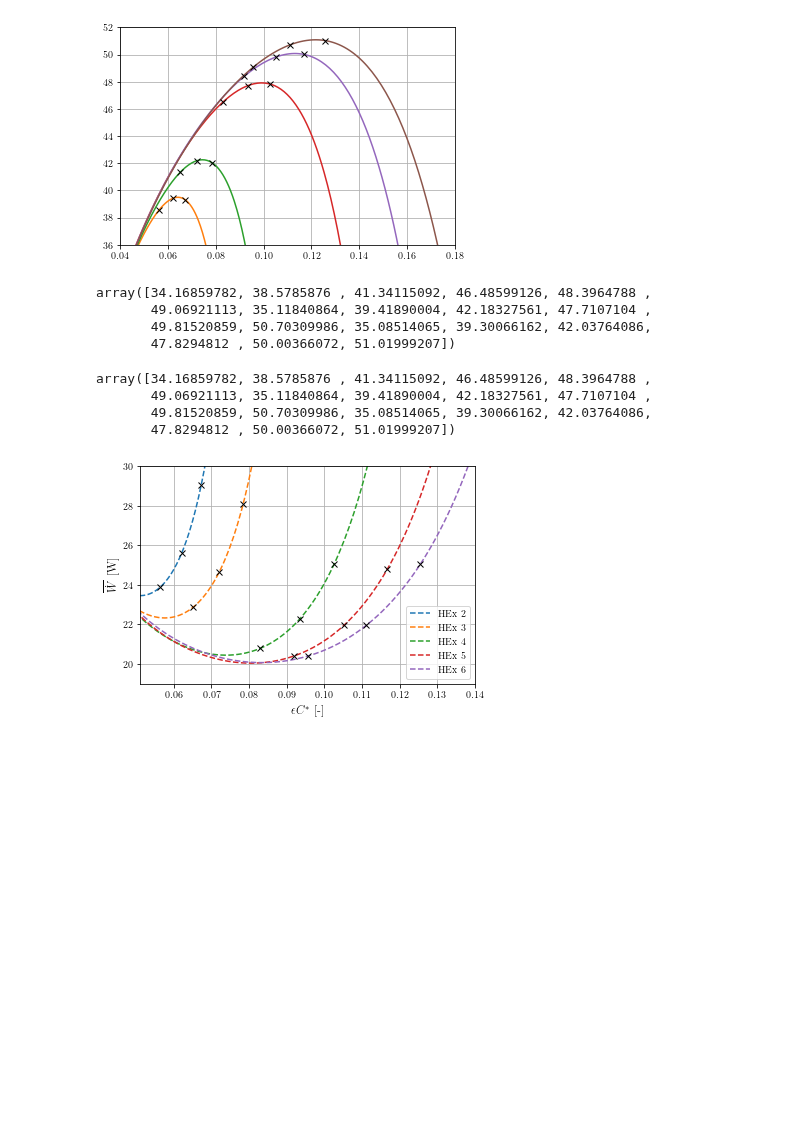
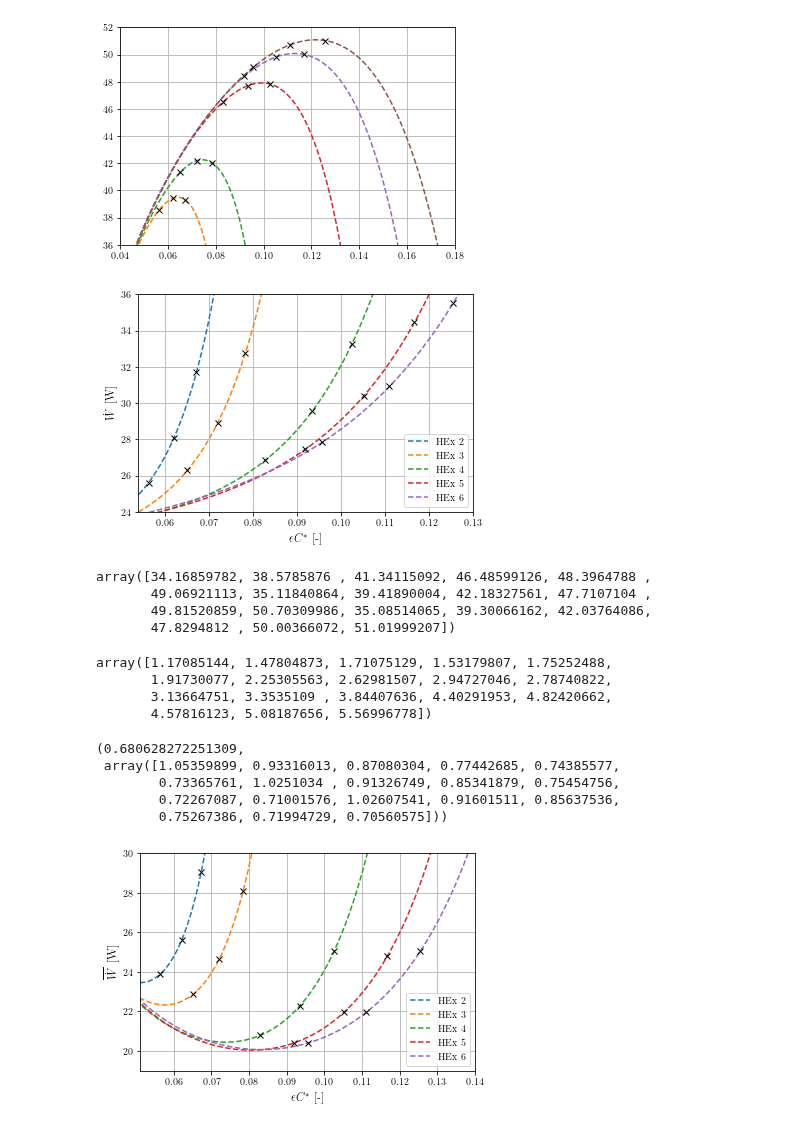
Before and after one commit to gfidelisp/Jupyter, a Jupyter notebook: Paper_HEx_AMR/HEx.ipynb, the cells around one changed output. Drawn from its saved outputs; the diff is of its cells as text; code cells hidden in the pictures; blank space fills up the shorter version.

```diff
--- a/Paper_HEx_AMR/HEx.ipynb
+++ b/Paper_HEx_AMR/HEx.ipynb
@@ -293,13 +317,25 @@ plt.xlim(0.04,0.18)
 plt.grid()
 # %% [output]
 [figure]
-# %%
-QW_2
-# %% [output]
-array([34.16859782, 38.5785876 , 41.34115092, 46.48599126, 48.3964788 ,
-       49.06921113, 35.11840864, 39.41890004, 42.18327561, 47.7107104 ,
-       49.81520859, 50.70309986, 35.08514065, 39.30066162, 42.03764086,
-       47.8294812 , 50.00366072, 51.01999207])
+# %%
+fig, ax = plt.subplots()
+
+plt.plot(ECr[1][a:b],(2*W_array[1][0][a:b]+M_W[0][0]*np.log(ECr[1][a:b])+M_W[0][1]+12/2+2*0.19/0.7+ 4.2/0.7),'--',label = 'HEx 2')
+plt.plot(ECr[2][a:b],(2*W_array[2][0][a:b]+M_W[0][0]*np.log(ECr[2][a:b])+M_W[0][1]+12/2+2*0.19/0.7+ 4.2/0.7),'--',label = 'HEx 3')
+plt.plot(ECr[3][a:b],(2*W_array[3][0][a:b]+M_W[0][0]*np.log(ECr[3][a:b])+M_W[0][1]+12/2+2*0.388/0.7+ 4.2/0.7),'--',label = 'HEx 4')
+plt.plot(ECr[4][a:b],(2*W_array[4][0][a:b]+M_W[0][0]*np.log(ECr[4][a:b])+M_W[0][1]+12/2+2*0.388/0.7+ 4.2/0.7),'--',label = 'HEx 5')
+plt.plot(ECr[5][a:b],(2*W_array[5][0][a:b]+M_W[0][0]*np.log(ECr[5][a:b])+M_W[0][1]+12/2+2*0.388/0.7+ 4.2/0.7),'--',label = 'HEx 6')
+plt.plot(ECr_2      ,(2*W                 +M_W[0][0]*np.log(ECr_2)      +M_W[0][1]+12/2+2*Wp_HEx/0.7+ 4.2/0.7),'kx')
+
+plt.ylim(24,36)
+plt.xlim(0.054,0.13)
+plt.legend()
+plt.grid()
+plt.xlabel('$ \epsilon C^*$ [-]',fontsize = 12)
+plt.ylabel('${\dot{W}}$ [W]',fontsize = 12)
+fig.savefig('W_inst.eps',format = 'eps', dpi=1200,bbox_inches='tight')
+# %% [output]
+[figure, added]
 # %%
 for i in range(6):
     for j in range(len(QW[0])):
@@ -316,6 +352,21 @@ array([34.16859782, 38.5785876 , 41.34115092, 46.48599126, 48.3964788 ,
        49.06921113, 35.11840864, 39.41890004, 42.18327561, 47.7107104 ,
        49.81520859, 50.70309986, 35.08514065, 39.30066162, 42.03764086,
        47.8294812 , 50.00366072, 51.01999207])
+# %%
+W
+# %% [output]
+array([1.17085144, 1.47804873, 1.71075129, 1.53179807, 1.75252488,
+       1.91730077, 2.25305563, 2.62981507, 2.94727046, 2.78740822,
+       3.13664751, 3.3535109 , 3.84407636, 4.40291953, 4.82420662,
+       4.57816123, 5.08187656, 5.56996778])
+# %%
+2.6/2/1.91,36/QW_2,
+# %% [output]
+(0.680628272251309,
+ array([1.05359899, 0.93316013, 0.87080304, 0.77442685, 0.74385577,
+        0.73365761, 1.0251034 , 0.91326749, 0.85341879, 0.75454756,
+        0.72267087, 0.71001576, 1.02607541, 0.91601511, 0.85637536,
+        0.75267386, 0.71994729, 0.70560575]))
 # %%
 fig, ax = plt.subplots()
 
```
Also changed, not shown: parts of 13 cells of this notebook, 8 other files.
